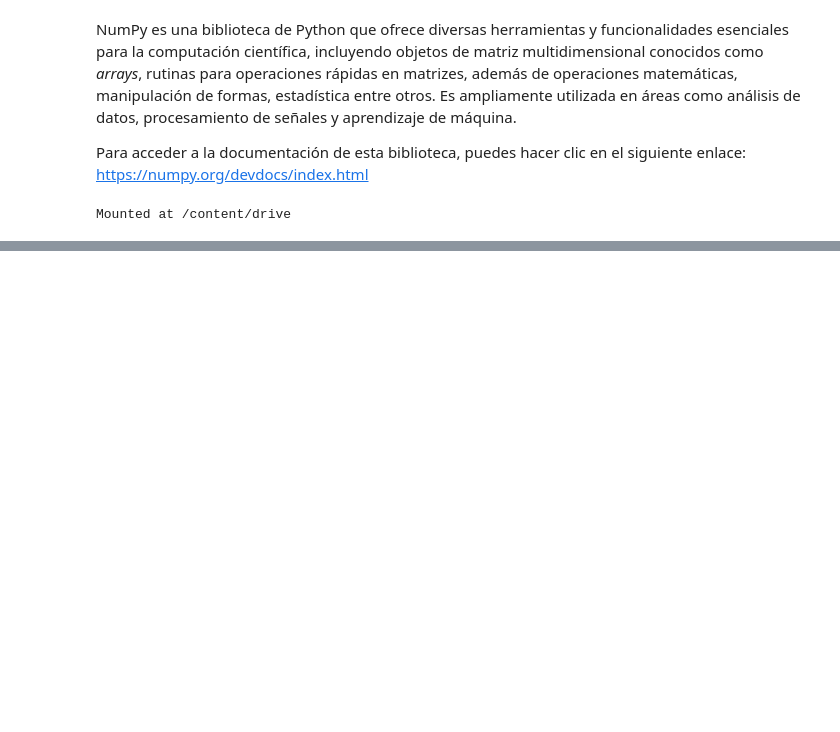
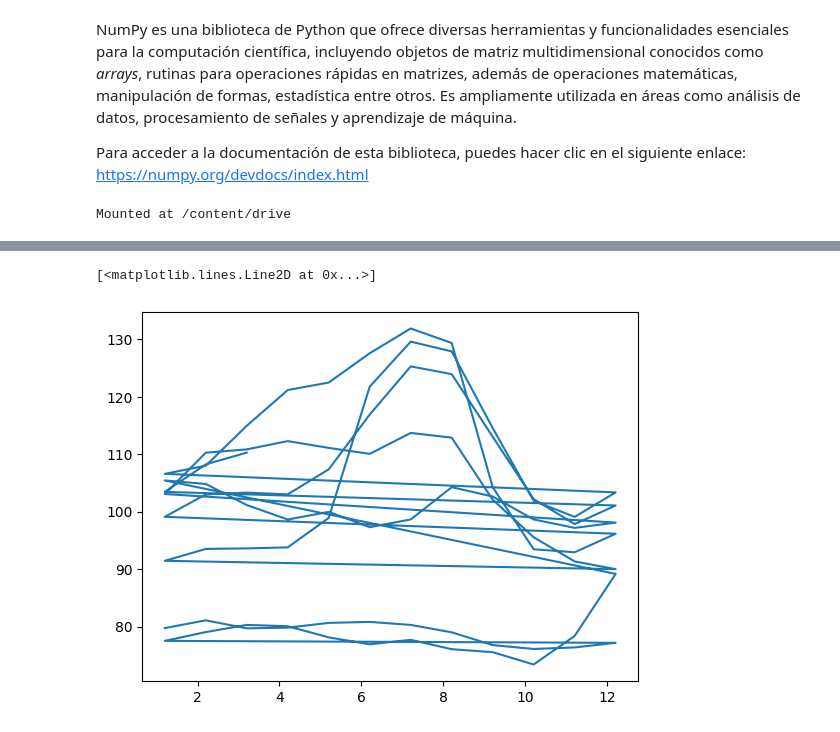
Before and after one commit to MauLazcano/manejoNumpy, a Jupyter notebook: Numpy.ipynb, the cells around one changed output, grey strips where cells are left out. Cells and saved outputs as stored; diff of their text form; code cells hidden in the pictures; blank space fills up the shorter version.

```diff
--- a/Numpy.ipynb
+++ b/Numpy.ipynb
@@ -17,0 +58,5 @@ datos = np.loadtxt(url, delimiter = ',', usecols = np.arange(1,88,1))
+# %%
+plt.plot(fechas,precios[:,0]) # Solo la primera ciudad
+# %% [output]
+[<matplotlib.lines.Line2D at 0x...>]
+[figure, added]
```
Also changed, not shown: parts of 17 cells of this notebook.
